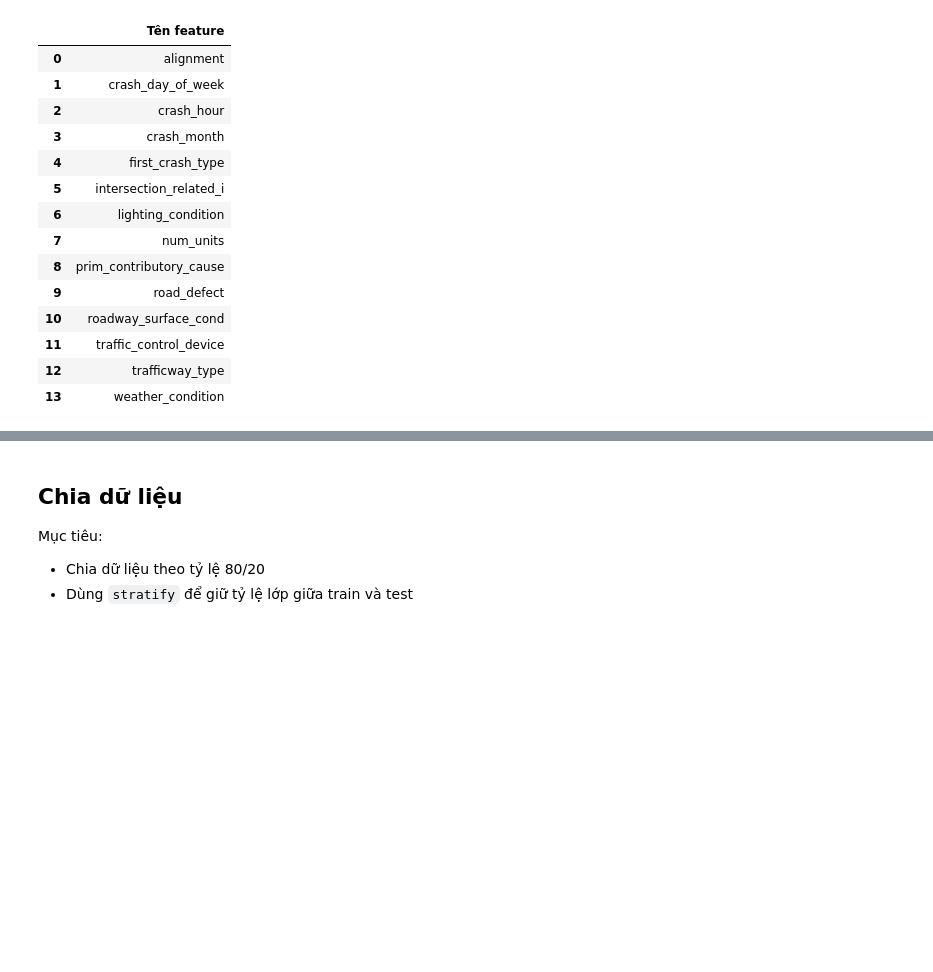
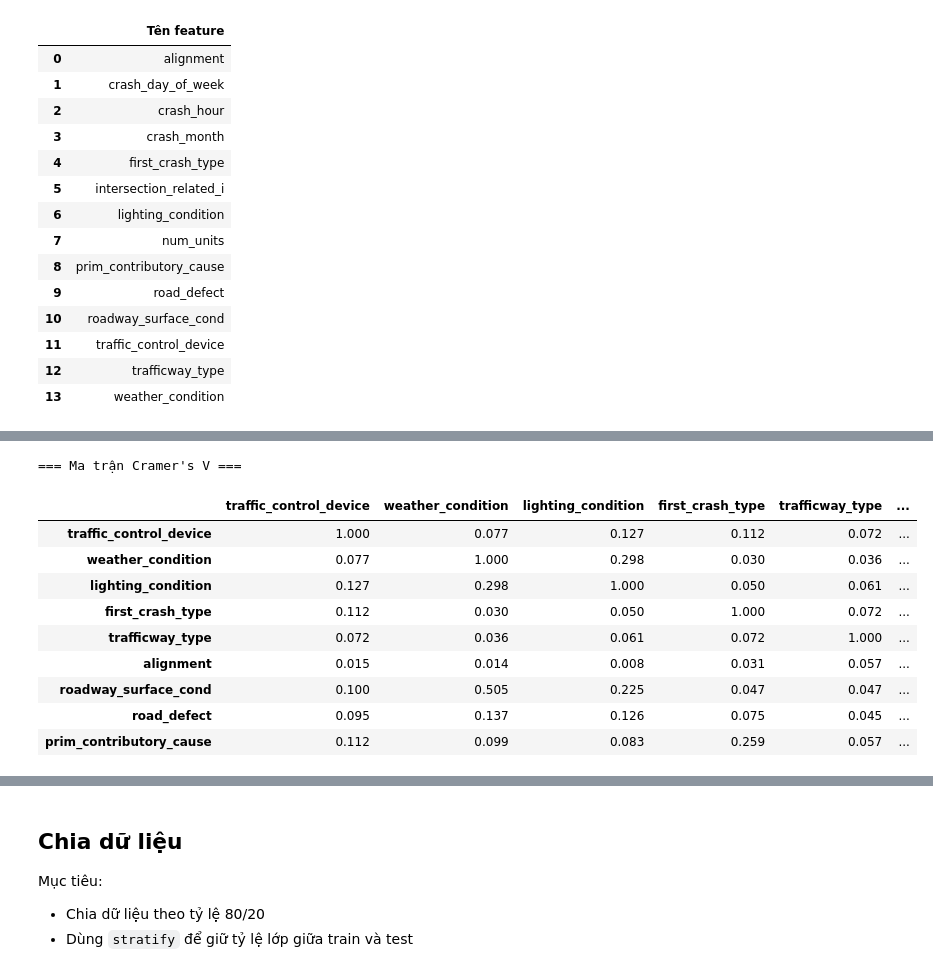
Before and after one commit to Qnhu22/KPDL_TrafficAccidents, a Jupyter notebook: notebooks/3_Classification.ipynb, the cells around one changed output, grey strips where cells are left out. Drawn from its saved outputs; the diff is of its cells as text; code cells hidden in the pictures; blank space fills up the shorter version.

```diff
--- a/notebooks/classification.ipynb
+++ b/notebooks/3_Classification.ipynb
@@ -198,0 +228,62 @@ Số mẫu: 209,275
+# %%
+# Tính ma trận Cramer’s V
+from scipy.stats import chi2_contingency
+
+def cramers_v(x, y):
+    """
+    Tính Cramer's V cho hai biến categorical.
+    Có dùng hiệu chỉnh nhẹ để kết quả ổn định hơn.
+    """
+    confusion_matrix = pd.crosstab(x, y)
+
+    if confusion_matrix.shape[0] < 2 or confusion_matrix.shape[1] < 2:
+        return np.nan
+
+    chi2 = chi2_contingency(confusion_matrix)[0]
+    n = confusion_matrix.to_numpy().sum()
+
+    if n == 0:
+        return np.nan
+
+    phi2 = chi2 / n
+    r, k = confusion_matrix.shape
+
+    # Bias correction
+    phi2corr = max(0, phi2 - ((k - 1) * (r - 1)) / (n - 1))
+    rcorr = r - ((r - 1) ** 2) / (n - 1)
+    kcorr = k - ((k - 1) ** 2) / (n - 1)
+
+    denom = min((kcorr - 1), (rcorr - 1))
+    if denom <= 0:
+        return np.nan
+
+    return np.sqrt(phi2corr / denom)
+
+# Tạo ma trận Cramer's V
+cramers_v_matrix = pd.DataFrame(
+    np.zeros((len(cat_cols_eda), len(cat_cols_eda))),
+    index=cat_cols_eda,
+    columns=cat_cols_eda
+)
+
+for col1 in cat_cols_eda:
+    for col2 in cat_cols_eda:
+        if col1 == col2:
+            cramers_v_matrix.loc[col1, col2] = 1.0
+        else:
+            cramers_v_matrix.loc[col1, col2] = cramers_v(df_model[col1], df_model[col2])
+
+print("=== Ma trận Cramer's V ===")
+display(cramers_v_matrix.round(3))
+# %% [output]
+=== Ma trận Cramer's V ===
+|  | traffic_control_device | weather_condition | lighting_condition | first_crash_type | trafficway_type | ... |
+| traffic_control_device | 1.000 | 0.077 | 0.127 | 0.112 | 0.072 | ... |
+| weather_condition | 0.077 | 1.000 | 0.298 | 0.030 | 0.036 | ... |
+| lighting_condition | 0.127 | 0.298 | 1.000 | 0.050 | 0.061 | ... |
+| first_crash_type | 0.112 | 0.030 | 0.050 | 1.000 | 0.072 | ... |
+| trafficway_type | 0.072 | 0.036 | 0.061 | 0.072 | 1.000 | ... |
+| alignment | 0.015 | 0.014 | 0.008 | 0.031 | 0.057 | ... |
+| roadway_surface_cond | 0.100 | 0.505 | 0.225 | 0.047 | 0.047 | ... |
+| road_defect | 0.095 | 0.137 | 0.126 | 0.075 | 0.045 | ... |
+| prim_contributory_cause | 0.112 | 0.099 | 0.083 | 0.259 | 0.057 | ... |
```
Also changed, not shown: parts of 5 cells of this notebook, 8 other files.
